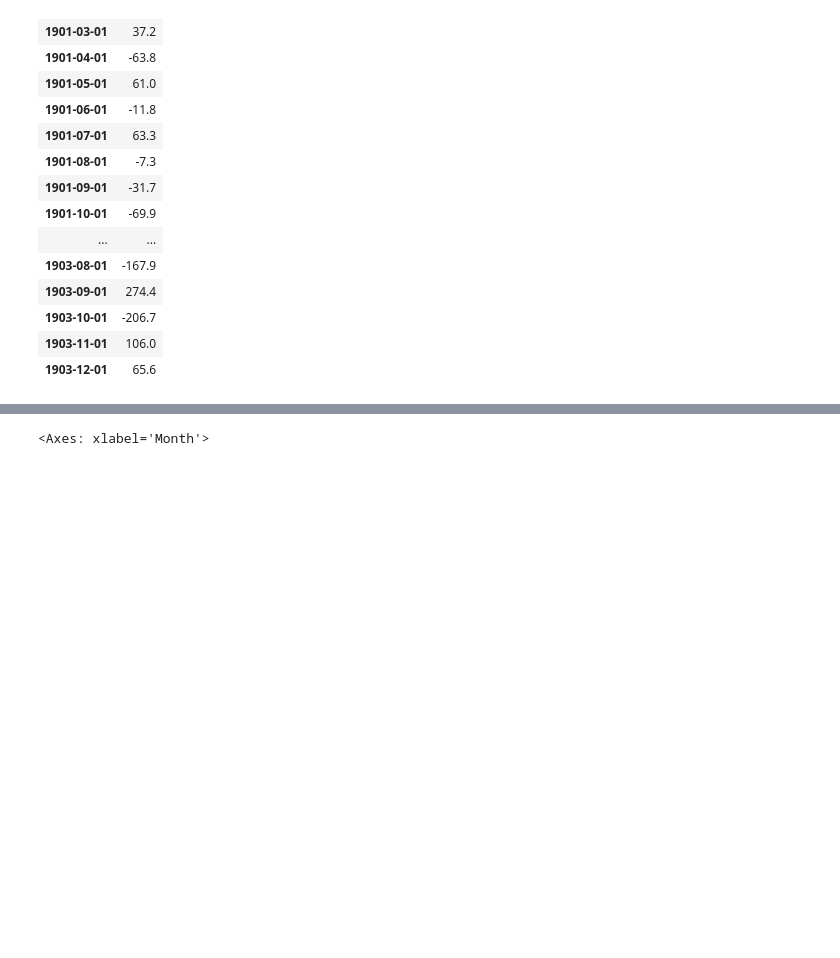
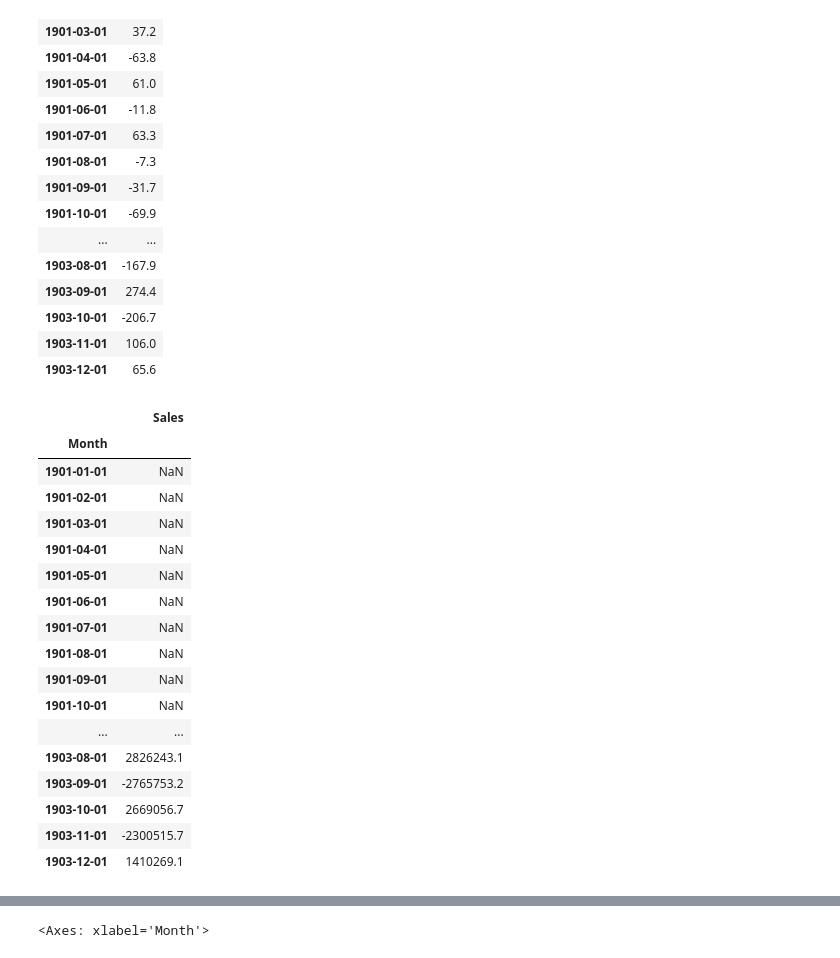
Before and after one commit to Infinity1008/BMU_Content, a Jupyter notebook: Industry Application of Analytics/Analytics - 10 Time Series.ipynb, the cells around one changed output, grey strips where cells are left out. Saved outputs shown, nothing was run; the diff lists cells and outputs as text; code cells hidden in the pictures; blank space fills up the shorter version.

```diff
--- a/Industry Application of Analytics/Analytics - 10 Time Series.ipynb
+++ b/Industry Application of Analytics/Analytics - 10 Time Series.ipynb
@@ -711,3 +739,24 @@ data.diff()
 | 1903-10-01 | -206.7 |
 | 1903-11-01 | 106.0 |
 | 1903-12-01 | 65.6 |
+# %%
+data.diff().diff().diff().diff().diff().diff().diff().diff().diff().diff().diff().diff().diff().diff().diff().diff()
+# %% [output]
+|  | Sales |
+| Month |  |
+| 1901-01-01 | NaN |
+| 1901-02-01 | NaN |
+| 1901-03-01 | NaN |
+| 1901-04-01 | NaN |
+| 1901-05-01 | NaN |
+| 1901-06-01 | NaN |
+| 1901-07-01 | NaN |
+| 1901-08-01 | NaN |
+| 1901-09-01 | NaN |
+| 1901-10-01 | NaN |
+| ... | ... |
+| 1903-08-01 | 2826243.1 |
+| 1903-09-01 | -2765753.2 |
+| 1903-10-01 | 2669056.7 |
+| 1903-11-01 | -2300515.7 |
+| 1903-12-01 | 1410269.1 |
```
Also changed, not shown: parts of 16 cells of this notebook, 20 other files.
